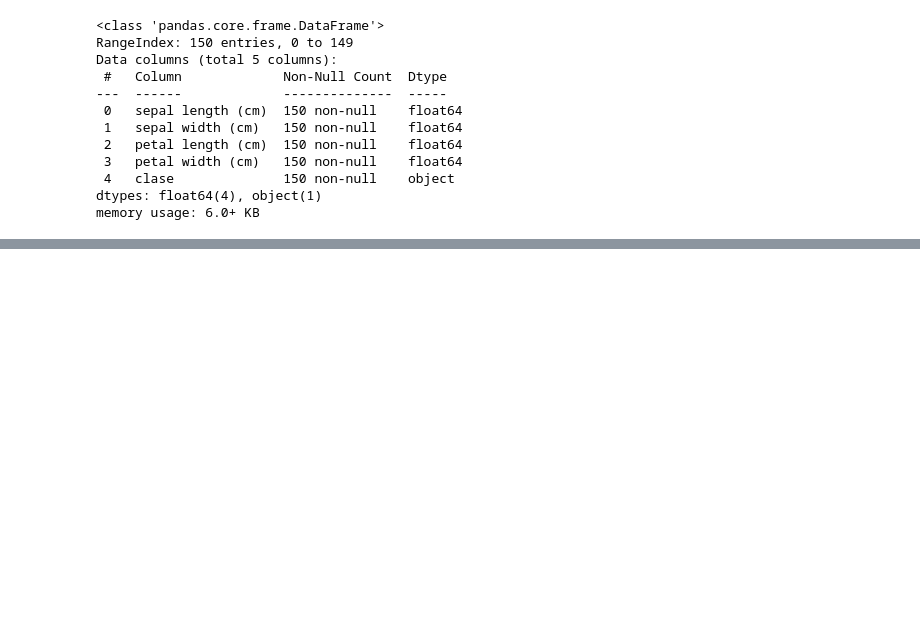
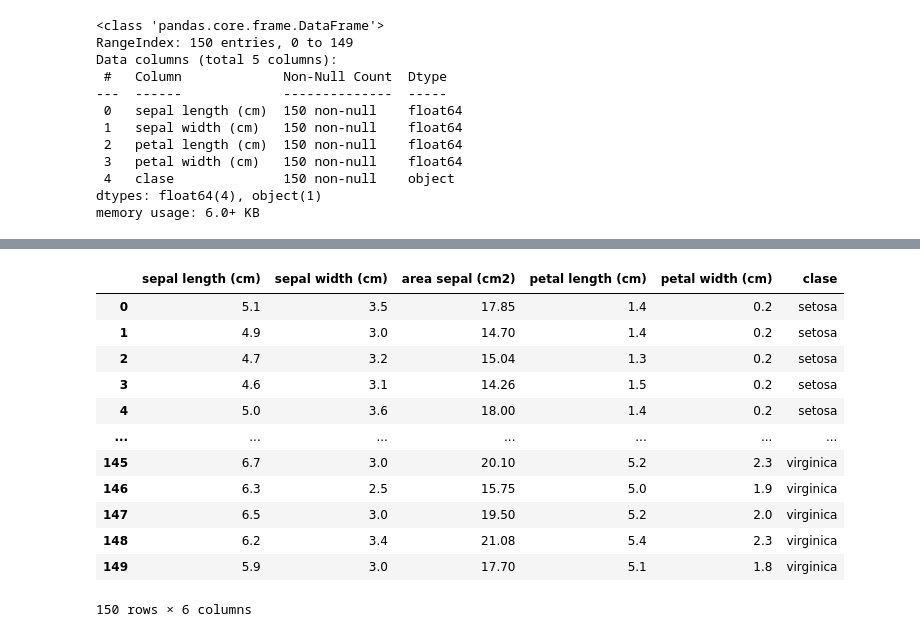
Before and after one commit to IsabelRomoBru/DS102024, a Jupyter notebook: 2-DataAnalysis/10-EDA/Analisis_datos_iris.ipynb, the cells around one changed output, grey strips where cells are left out. Drawn from its saved outputs; the diff is of its cells as text; code cells hidden in the pictures; blank space fills up the shorter version.

```diff
--- a/2-DataAnalysis/10-EDA/Analisis_datos_iris.ipynb
+++ b/2-DataAnalysis/10-EDA/Analisis_datos_iris.ipynb
@@ -87,0 +138,17 @@ df
+# %%
+df=df[['sepal length (cm)', 'sepal width (cm)', 'area sepal (cm2)','petal length (cm)','petal width (cm)','clase']]
+df
+# %% [output]
+|  | sepal length (cm) | sepal width (cm) | area sepal (cm2) | petal length (cm) | petal width (cm) | clase |
+| 0 | 5.1 | 3.5 | 17.85 | 1.4 | 0.2 | setosa |
+| 1 | 4.9 | 3.0 | 14.70 | 1.4 | 0.2 | setosa |
+| 2 | 4.7 | 3.2 | 15.04 | 1.3 | 0.2 | setosa |
+| 3 | 4.6 | 3.1 | 14.26 | 1.5 | 0.2 | setosa |
+| 4 | 5.0 | 3.6 | 18.00 | 1.4 | 0.2 | setosa |
+| ... | ... | ... | ... | ... | ... | ... |
+| 145 | 6.7 | 3.0 | 20.10 | 5.2 | 2.3 | virginica |
+| 146 | 6.3 | 2.5 | 15.75 | 5.0 | 1.9 | virginica |
+| 147 | 6.5 | 3.0 | 19.50 | 5.2 | 2.0 | virginica |
+| 148 | 6.2 | 3.4 | 21.08 | 5.4 | 2.3 | virginica |
+| 149 | 5.9 | 3.0 | 17.70 | 5.1 | 1.8 | virginica |
+150 rows × 6 columns
```
Also changed, not shown: parts of 16 cells of this notebook.
